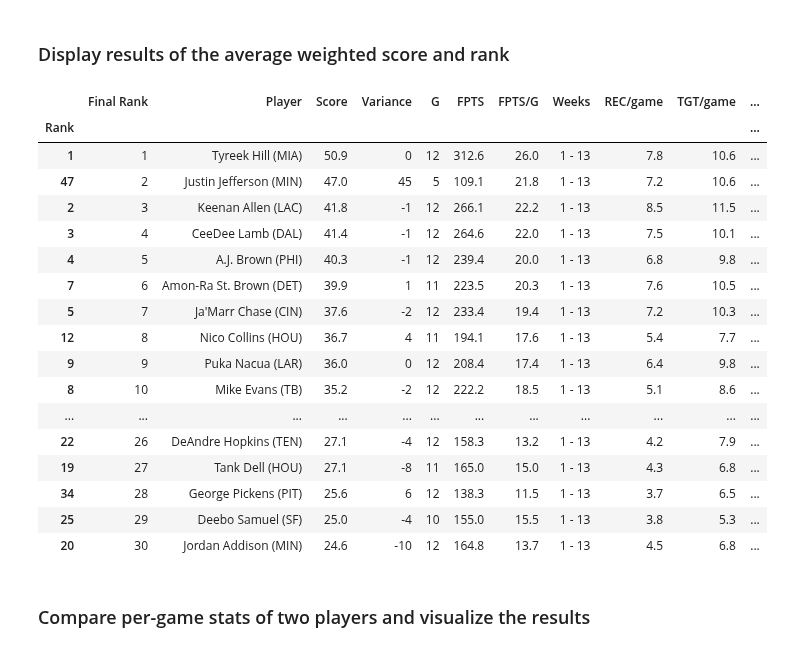
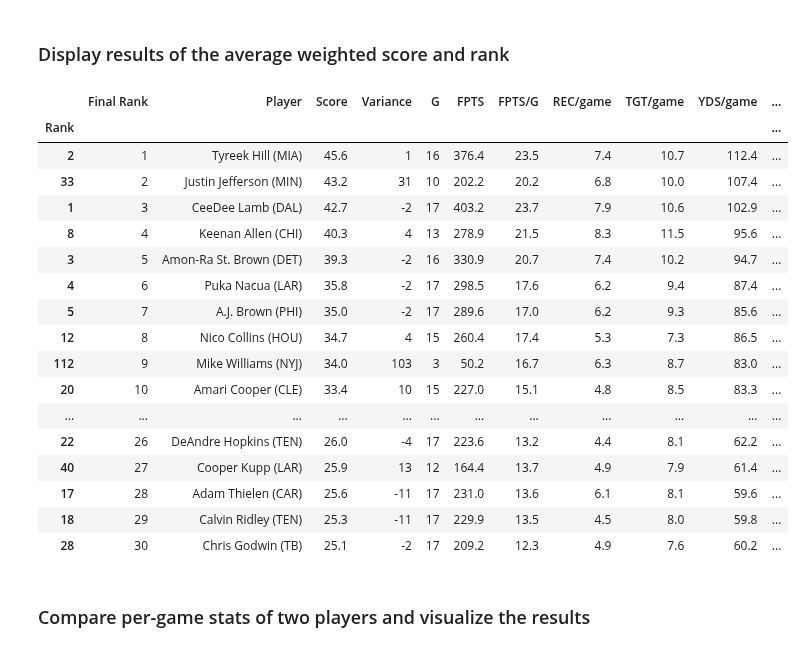
Before and after one commit to meltangonan/fantasy-football, a Jupyter notebook: WR/WR_Model_Full.ipynb, the cells around one changed output. Drawn from its saved outputs; the diff is of its cells as text; code cells hidden in the pictures.

```diff
--- a/WR/WR_Model_Full.ipynb
+++ b/WR/WR_Model_Full.ipynb
@@ -63,0 +3,33 @@ df = df.sort_values(by='Rank')
+# %%
+import pandas as pd
+import numpy as np
+import matplotlib.pyplot as plt
+
+# Function to read, preprocess, and aggregate full season data
+def read_data():
+    # Read the full season data
+    data = pd.read_excel("WR_Data_Full.xlsx")
+
+    # Preprocess full season data
+    data.drop(['FL', 'ROST'], axis=1, inplace=True)
+    convert = data.select_dtypes('object').columns.difference(['Player'])
+    data[convert] = data[convert].apply(lambda x: pd.to_numeric(x.str.replace(',', ''), errors='coerce')).fillna(0)
+    data['Rank'] = data['Rank'].astype('Int64')
+
+    # Calculate 'Y/R' and 'FPTS/G'
+    data['Y/R'] = (data['YDS'] / data['REC']).round(1)
+    data['FPTS/G'] = (data['FPTS'] / data['G']).round(1)
+
+    return data
+
+# Load the full season data
+df = read_data()
+
+# Recalculate 'Rank' based on 'FPTS' in descending order
+df['Rank'] = df['FPTS'].rank(ascending=False, method='min').astype('int')
+
+# Sort the DataFrame by 'Rank'
+df = df.sort_values(by='Rank')
+
+# Display the top 10 rows
+df.head(20)
@@ -68,7 +58,7 @@ df = df.sort_values(by='Rank')
 per_game = list(df.columns[2:])
 
 # Define columns to exclude from the per-game calculation
-exclude_per_game = ['Y/R', 'LG', 'G', 'FPTS', 'FPTS/G', 'Weeks']
+exclude_per_game = ['Y/R', 'LG', 'G', 'FPTS', 'FPTS/G']
 
 # Create columns and convert stats to a per-game basis for the defined columns, not those in the exclude list
 for col in per_game:
@@ -79,4 +69,4 @@ for col in per_game:
 final_columns = exclude_per_game + [col + '/game' for col in per_game if col not in exclude_per_game]
 
 # Display final columns with 'Rank' and 'Player'
-# df[['Rank', 'Player'] + final_columns].head(10)
+df[['Rank', 'Player'] + final_columns].head(10)
@@ -84,7 +86,7 @@ final_columns = exclude_per_game + [col + '/game' for col in per_game if col not
 ### Calculate the correlations for the final stats across different conditions
 # %%
 # Define columns and columns to exclude for correlation calculation, from final columns
-exclude_corr = ['FPTS/G', 'FPTS', 'G', 'Weeks']
+exclude_corr = ['FPTS/G', 'FPTS', 'G']
 corr_columns = [col for col in final_columns if col not in exclude_corr]
 
 # Define a function to calculate correlations
@@ -109,4 +111,4 @@ df_corr = pd.DataFrame({
 df_corr['Correlation'] = df_corr.mean(axis=1)
 
 # Display the correlation DataFrame
-# df_corr.round(2)
+df_corr.round(2)
@@ -174,39 +212,39 @@ df['Variance'] = df['Rank'] - df['Final Rank']
 # %%
 # List of columns to be excluded
 final_columns_exclude = ['Y/R', 'LG', 'ATT/game', 'YDS.1/game', 'TD.1/game']
 
 # Exclude the specified columns from final_columns
 final_columns = [col for col in final_columns if col not in final_columns_exclude]
 
 # Create final analysis columns
 analysis = df[['Rank', 'Final Rank', 'Player', 'Score', 'Variance'] + final_columns]
 analysis.set_index('Rank', inplace=True)
 analysis = analysis.sort_values(by='Final Rank', ascending=True)
 
 # Export to Excel
-analysis.to_excel("WR_Analysis.xlsx", index=False)
+analysis.to_excel("WR_Analysis_Full.xlsx", index=False)
 
 # Display the top 30 rows
 analysis.head(30)
 # %% [output]
-|  | Final Rank | Player | Score | Variance | G | FPTS | FPTS/G | Weeks | REC/game | TGT/game | ... |
+|  | Final Rank | Player | Score | Variance | G | FPTS | FPTS/G | REC/game | TGT/game | YDS/game | ... |
 | Rank |  |  |  |  |  |  |  |  |  |  | ... |
-| 1 | 1 | Tyreek Hill (MIA) | 50.9 | 0 | 12 | 312.6 | 26.0 | 1 - 13 | 7.8 | 10.6 | ... |
-| 47 | 2 | Justin Jefferson (MIN) | 47.0 | 45 | 5 | 109.1 | 21.8 | 1 - 13 | 7.2 | 10.6 | ... |
-| 2 | 3 | Keenan Allen (LAC) | 41.8 | -1 | 12 | 266.1 | 22.2 | 1 - 13 | 8.5 | 11.5 | ... |
-| 3 | 4 | CeeDee Lamb (DAL) | 41.4 | -1 | 12 | 264.6 | 22.0 | 1 - 13 | 7.5 | 10.1 | ... |
-| 4 | 5 | A.J. Brown (PHI) | 40.3 | -1 | 12 | 239.4 | 20.0 | 1 - 13 | 6.8 | 9.8 | ... |
-| 7 | 6 | Amon-Ra St. Brown (DET) | 39.9 | 1 | 11 | 223.5 | 20.3 | 1 - 13 | 7.6 | 10.5 | ... |
-| 5 | 7 | Ja'Marr Chase (CIN) | 37.6 | -2 | 12 | 233.4 | 19.4 | 1 - 13 | 7.2 | 10.3 | ... |
-| 12 | 8 | Nico Collins (HOU) | 36.7 | 4 | 11 | 194.1 | 17.6 | 1 - 13 | 5.4 | 7.7 | ... |
-| 9 | 9 | Puka Nacua (LAR) | 36.0 | 0 | 12 | 208.4 | 17.4 | 1 - 13 | 6.4 | 9.8 | ... |
-| 8 | 10 | Mike Evans (TB) | 35.2 | -2 | 12 | 222.2 | 18.5 | 1 - 13 | 5.1 | 8.6 | ... |
+| 2 | 1 | Tyreek Hill (MIA) | 45.6 | 1 | 16 | 376.4 | 23.5 | 7.4 | 10.7 | 112.4 | ... |
+| 33 | 2 | Justin Jefferson (MIN) | 43.2 | 31 | 10 | 202.2 | 20.2 | 6.8 | 10.0 | 107.4 | ... |
+| 1 | 3 | CeeDee Lamb (DAL) | 42.7 | -2 | 17 | 403.2 | 23.7 | 7.9 | 10.6 | 102.9 | ... |
+| 8 | 4 | Keenan Allen (CHI) | 40.3 | 4 | 13 | 278.9 | 21.5 | 8.3 | 11.5 | 95.6 | ... |
+| 3 | 5 | Amon-Ra St. Brown (DET) | 39.3 | -2 | 16 | 330.9 | 20.7 | 7.4 | 10.2 | 94.7 | ... |
+| 4 | 6 | Puka Nacua (LAR) | 35.8 | -2 | 17 | 298.5 | 17.6 | 6.2 | 9.4 | 87.4 | ... |
+| 5 | 7 | A.J. Brown (PHI) | 35.0 | -2 | 17 | 289.6 | 17.0 | 6.2 | 9.3 | 85.6 | ... |
+| 12 | 8 | Nico Collins (HOU) | 34.7 | 4 | 15 | 260.4 | 17.4 | 5.3 | 7.3 | 86.5 | ... |
+| 112 | 9 | Mike Williams (NYJ) | 34.0 | 103 | 3 | 50.2 | 16.7 | 6.3 | 8.7 | 83.0 | ... |
+| 20 | 10 | Amari Cooper (CLE) | 33.4 | 10 | 15 | 227.0 | 15.1 | 4.8 | 8.5 | 83.3 | ... |
 | ... | ... | ... | ... | ... | ... | ... | ... | ... | ... | ... | ... |
-| 22 | 26 | DeAndre Hopkins (TEN) | 27.1 | -4 | 12 | 158.3 | 13.2 | 1 - 13 | 4.2 | 7.9 | ... |
-| 19 | 27 | Tank Dell (HOU) | 27.1 | -8 | 11 | 165.0 | 15.0 | 1 - 13 | 4.3 | 6.8 | ... |
-| 34 | 28 | George Pickens (PIT) | 25.6 | 6 | 12 | 138.3 | 11.5 | 1 - 13 | 3.7 | 6.5 | ... |
-| 25 | 29 | Deebo Samuel (SF) | 25.0 | -4 | 10 | 155.0 | 15.5 | 1 - 13 | 3.8 | 5.3 | ... |
-| 20 | 30 | Jordan Addison (MIN) | 24.6 | -10 | 12 | 164.8 | 13.7 | 1 - 13 | 4.5 | 6.8 | ... |
+| 22 | 26 | DeAndre Hopkins (TEN) | 26.0 | -4 | 17 | 223.6 | 13.2 | 4.4 | 8.1 | 62.2 | ... |
+| 40 | 27 | Cooper Kupp (LAR) | 25.9 | 13 | 12 | 164.4 | 13.7 | 4.9 | 7.9 | 61.4 | ... |
+| 17 | 28 | Adam Thielen (CAR) | 25.6 | -11 | 17 | 231.0 | 13.6 | 6.1 | 8.1 | 59.6 | ... |
+| 18 | 29 | Calvin Ridley (TEN) | 25.3 | -11 | 17 | 229.9 | 13.5 | 4.5 | 8.0 | 59.8 | ... |
+| 28 | 30 | Chris Godwin (TB) | 25.1 | -2 | 17 | 209.2 | 12.3 | 4.9 | 7.6 | 60.2 | ... |
 # %% [markdown]
 ### Compare per-game stats of two players and visualize the results
 # %%
```
Also changed, not shown: parts of 7 cells of this notebook.
